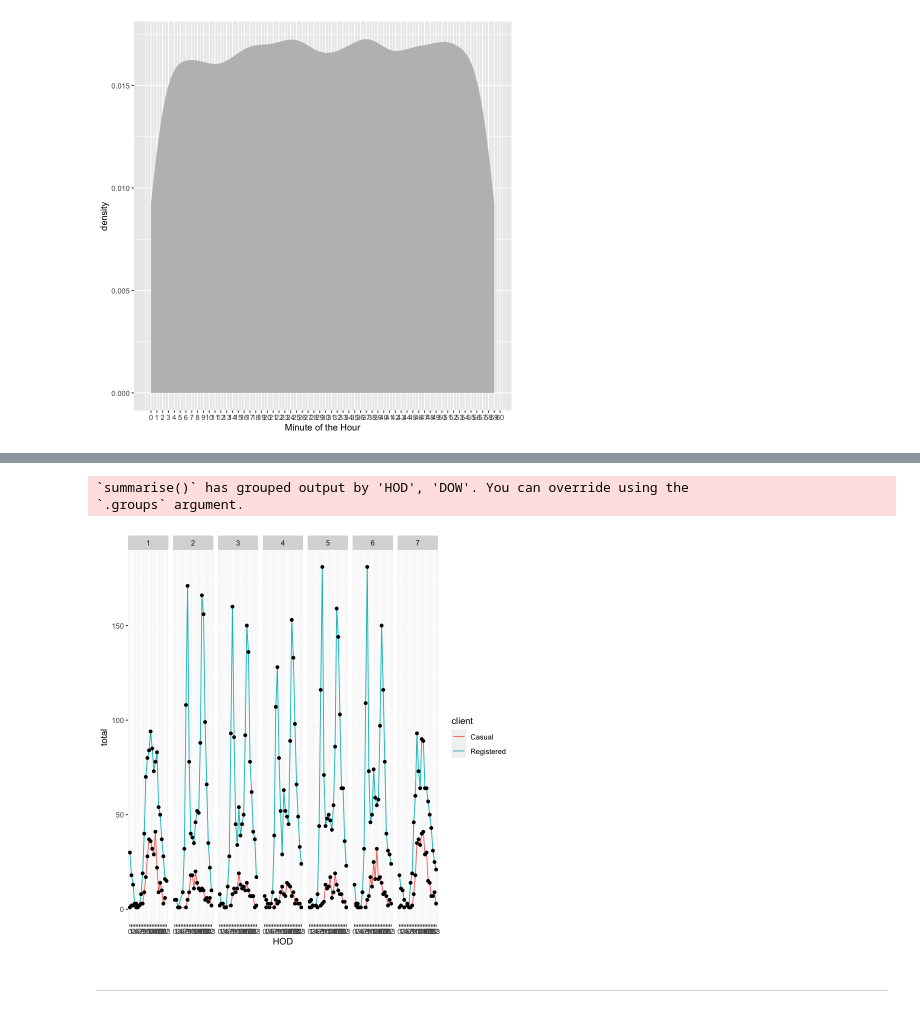
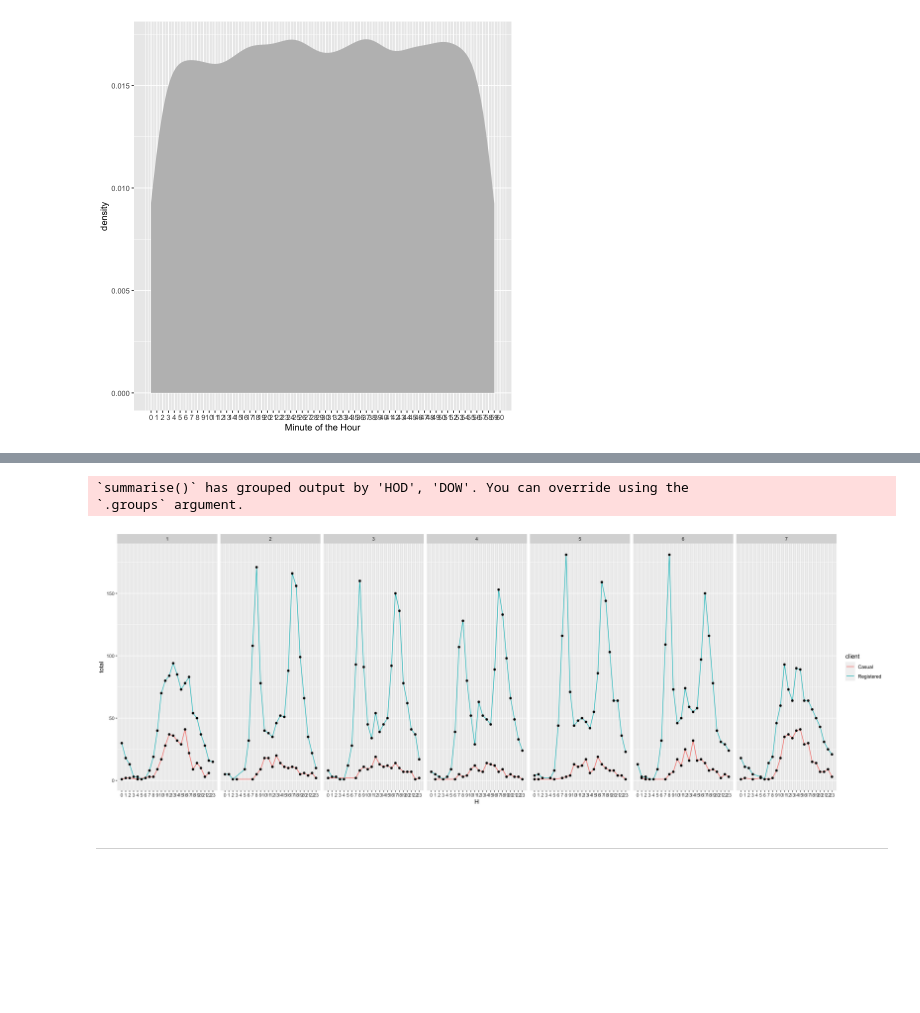
Before and after one commit to stat184-summer2023/a07-ggplot-davefriedman01, a Jupyter notebook: A07.ipynb, the cells around one changed output, grey strips where cells are left out. Saved outputs shown, nothing was run; the diff lists cells and outputs as text; code cells hidden in the pictures; blank space fills up the shorter version.

```diff
--- a/A07.ipynb
+++ b/A07.ipynb
@@ -201,19 +192,22 @@ A grouped_df: 299 × 4
 # %%
+options(repr.plot.width=20)
+
 Trips %>%
   mutate(
     HOD = lubridate::hour(sdate),
     DOW = lubridate::wday(sdate),
   ) %>%
   group_by(HOD, DOW, client) %>%
   summarize(total = n()) %>%
   ggplot(mapping = aes(x = HOD, y = total)) +
-    geom_line(mapping = aes(color = client, group = client)) +
+    geom_line(mapping = aes(color = client)) + # the `group` aesthetic is unnecessary when using the `color` aesthetic
     geom_point() +
     facet_wrap(. ~ DOW, nrow = 1) +
+    xlab('H') +
     scale_x_continuous(breaks = 0:23)
 # %% [output]
 `summarise()` has grouped output by 'HOD', 'DOW'. You can override using the
 `.groups` argument.
-[figure, old version]
+[figure, new version]
 # %% [markdown]
 ---
```
Also changed, not shown: parts of 1 cell of this notebook, 2 other files.
